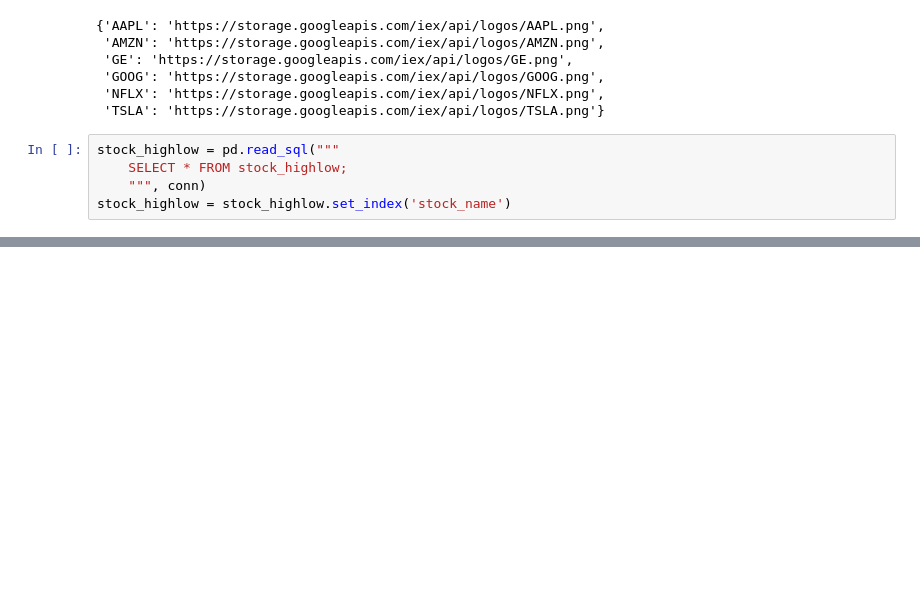
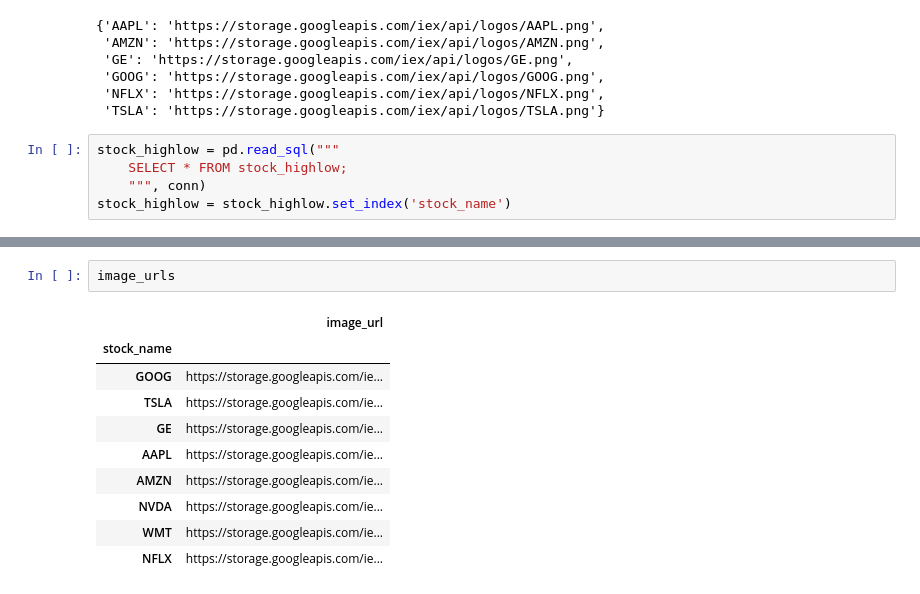
Before and after one commit to apryor6/stockstreamer, a Jupyter notebook: Untitled.ipynb, the cells around one changed output, grey strips where cells are left out. Drawn from its saved outputs; the diff is of its cells as text; blank space fills up the shorter version.

Commit message:
changed stocks

```diff
--- a/Untitled.ipynb
+++ b/Untitled.ipynb
@@ -797,0 +837,13 @@ stock_highlow
+# %%
+image_urls
+# %% [output]
+|  | image_url |
+| stock_name |  |
+| GOOG | https://storage.googleapis.com/ie... |
+| TSLA | https://storage.googleapis.com/ie... |
+| GE | https://storage.googleapis.com/ie... |
+| AAPL | https://storage.googleapis.com/ie... |
+| AMZN | https://storage.googleapis.com/ie... |
+| NVDA | https://storage.googleapis.com/ie... |
+| WMT | https://storage.googleapis.com/ie... |
+| NFLX | https://storage.googleapis.com/ie... |
```
Also changed, not shown: parts of 3 cells of this notebook, 2 other files.
